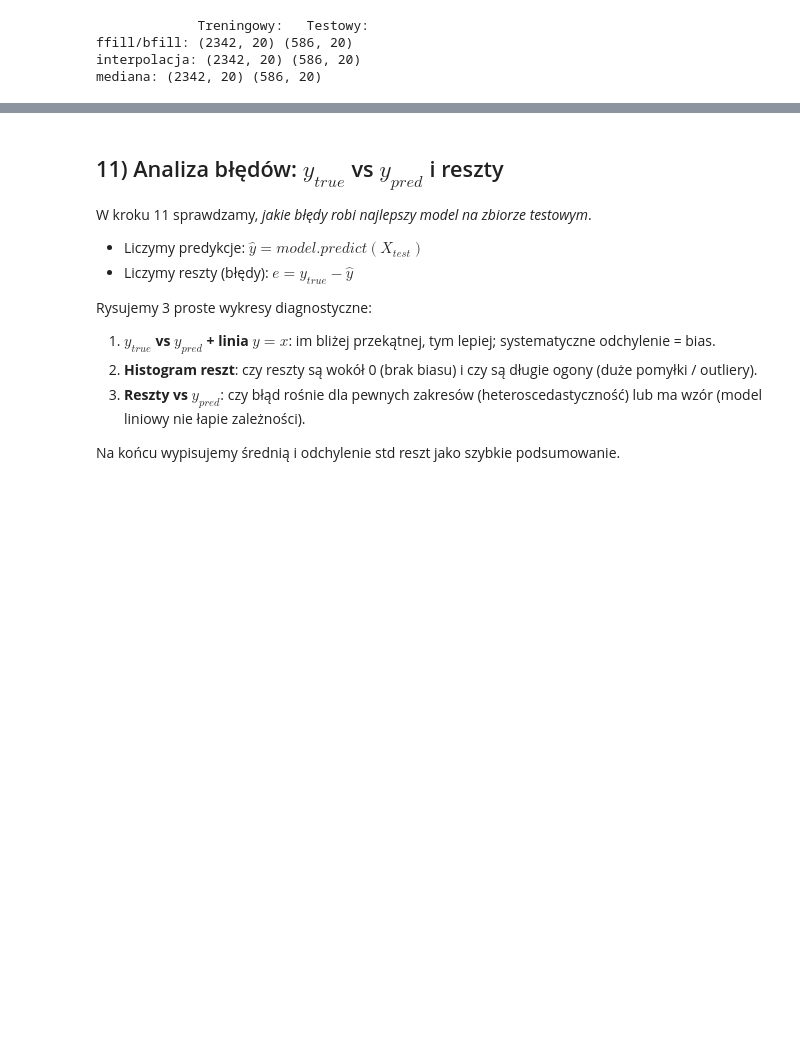
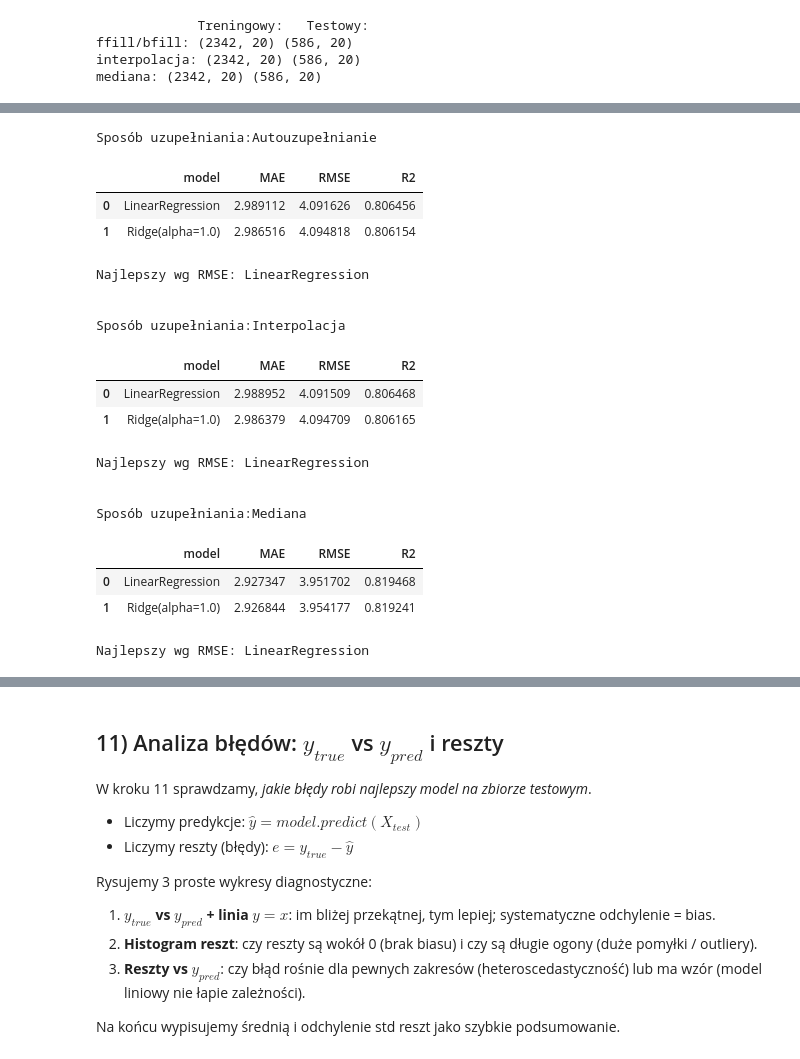
Before and after one commit to Paffeueq/data_mining_project, a Jupyter notebook: Life_Expectancy_Regression2.ipynb, the cells around one changed output, grey strips where cells are left out. Cells and saved outputs as stored; diff of their text form; code cells hidden in the pictures; blank space fills up the shorter version.

```diff
--- a/Life_Expectancy_Regression2.ipynb
+++ b/Life_Expectancy_Regression2.ipynb
@@ -160,5 +158,4 @@ num_imputer = SimpleImputer(strategy='median')
 scaler = StandardScaler()
 
 df_median[numeric_columns] = num_imputer.fit_transform(df_median[numeric_columns])
-df_median[numeric_columns] = scaler.fit_transform(df_median[numeric_columns])
 # %% [markdown]
@@ -339,17 +321,0 @@ Modele wybieramy na podstawie analizy danych z poprzedniego etapu. Z powodu zale
-# %%
-results = []
-
-lin_model = LinearRegression()
-results.append(evaluate_estimator(lin_model, X_train_t, X_test_t, y_train, y_test, "LinearRegression"))
-
-# Ridge z stałym alpha
-ridge_best = Ridge(alpha=1.0, random_state=RANDOM_STATE)
-results.append(evaluate_estimator(ridge_best, X_train_t, X_test_t, y_train, y_test, "Ridge(alpha=1.0)"))
-
-results_df = pd.DataFrame(results).sort_values("RMSE")
-display(results_df)
-
-# Wybór najlepszego modelu wg RMSE na teście
-best_name = results_df.iloc[0]["model"]
-best_model = ridge_best if best_name.startswith("Ridge") else lin_model
-print("Najlepszy wg RMSE (test):", best_name)
@@ -360,0 +322,58 @@ Najlepszy wg RMSE (test): LinearRegression
+# %%
+def evaluate_and_select_best(X_train, X_test, y_train, y_test, dataset_name):
+    print(f"\n{"\nSposób uzupełniania:" + dataset_name}")
+
+    lin_model = LinearRegression()
+    ridge_model = Ridge(alpha=1.0, random_state=RANDOM_STATE)
+
+    scaler = StandardScaler()
+
+
+    X_train_scaled = scaler.fit_transform(X_train)
+    X_test_scaled = scaler.transform(X_test)
+
+    results = [
+        evaluate_estimator(lin_model, X_train_scaled, X_test_scaled, y_train, y_test, "LinearRegression"),
+        evaluate_estimator(ridge_model, X_train_scaled, X_test_scaled, y_train, y_test, "Ridge(alpha=1.0)")
+    ]
+
+    results_df = pd.DataFrame(results).sort_values("RMSE")
+    display(results_df)
+
+    best_name = results_df.iloc[0]["model"]
+    best_model = ridge_model if best_name.startswith("Ridge") else lin_model
+    print("Najlepszy wg RMSE:", best_name)
+
+    return best_model, results_df
+
+best_filled, results_filled = evaluate_and_select_best(
+    X_train_t_filled, X_test_t_filled, y_train_filled, y_test_filled, "Autouzupełnianie"
+)
+
+best_closest, results_closest = evaluate_and_select_best(
+    X_train_t_closest, X_test_t_closest, y_train_closest_neighbour, y_test_closest_neighbour, "Interpolacja"
+)
+
+best_median, results_median = evaluate_and_select_best(
+    X_train_t_median, X_test_t_median, y_train_median, y_test_median, "Mediana"
+)
+# %% [output]
+Sposób uzupełniania:Autouzupełnianie
+|  | model | MAE | RMSE | R2 |
+| 0 | LinearRegression | 2.989112 | 4.091626 | 0.806456 |
+| 1 | Ridge(alpha=1.0) | 2.986516 | 4.094818 | 0.806154 |
+Najlepszy wg RMSE: LinearRegression
+
+
+Sposób uzupełniania:Interpolacja
+|  | model | MAE | RMSE | R2 |
+| 0 | LinearRegression | 2.988952 | 4.091509 | 0.806468 |
+| 1 | Ridge(alpha=1.0) | 2.986379 | 4.094709 | 0.806165 |
+Najlepszy wg RMSE: LinearRegression
+
+
+Sposób uzupełniania:Mediana
+|  | model | MAE | RMSE | R2 |
+| 0 | LinearRegression | 2.927347 | 3.951702 | 0.819468 |
+| 1 | Ridge(alpha=1.0) | 2.926844 | 3.954177 | 0.819241 |
+Najlepszy wg RMSE: LinearRegression
```
Also changed, not shown: parts of 19 cells of this notebook.
